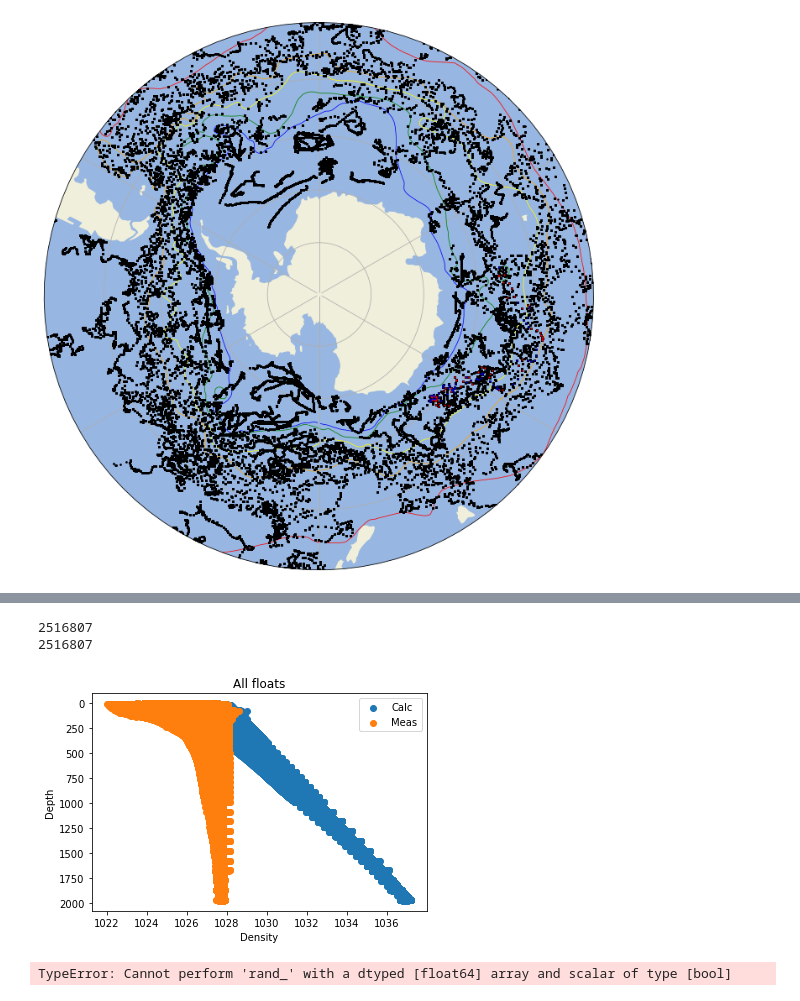
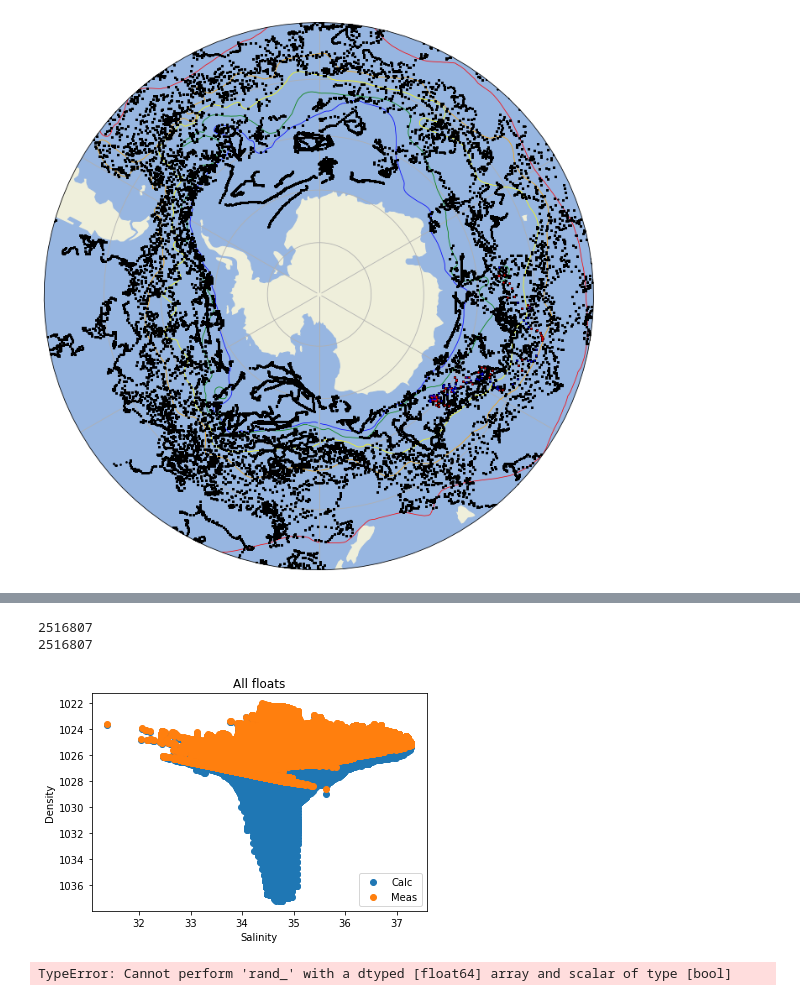
Before and after one commit to Williams-OBGC-Lab/SOCCOM_eddy, a Jupyter notebook: eddy_contour_plots.ipynb, the cells around one changed output, grey strips where cells are left out. Drawn from its saved outputs; the diff is of its cells as text; code cells hidden in the pictures.

```diff
--- a/eddy_contour_plots.ipynb
+++ b/eddy_contour_plots.ipynb
@@ -296,20 +296,20 @@ Text(0.5, 0, 'Density_Calc - Density_Meas')
 # %%
 #Plot the density calculated and density measured for comparison
 
-plt.scatter(SOCCOM['insitu_dens(kg/m)2'],SOCCOM[depth],label="Calc")
-plt.scatter(density,SOCCOM[depth],label="Meas")
+plt.scatter(SOCCOM[salinity],SOCCOM['insitu_dens(kg/m)2'],label="Calc")
+plt.scatter(SOCCOM[salinity],density,label="Meas")
 plt.title('All floats')
-plt.ylabel('Depth')
+plt.xlabel('Salinity')
+plt.ylabel('Density')
 plt.gca().invert_yaxis()
-plt.xlabel('Density')
-plt.legend(loc="upper right")
+plt.legend(loc="lower right")
 
 print(len(SOCCOM['insitu_dens(kg/m)2']))
 print(len(density))
 # %% [output]
 2516807
 2516807
-[figure, old version]
+[figure, new version]
 # %%
 # Lon
 lon_min,lon_max = 0,120 #E
```
Also changed, not shown: parts of 1 cell of this notebook.
